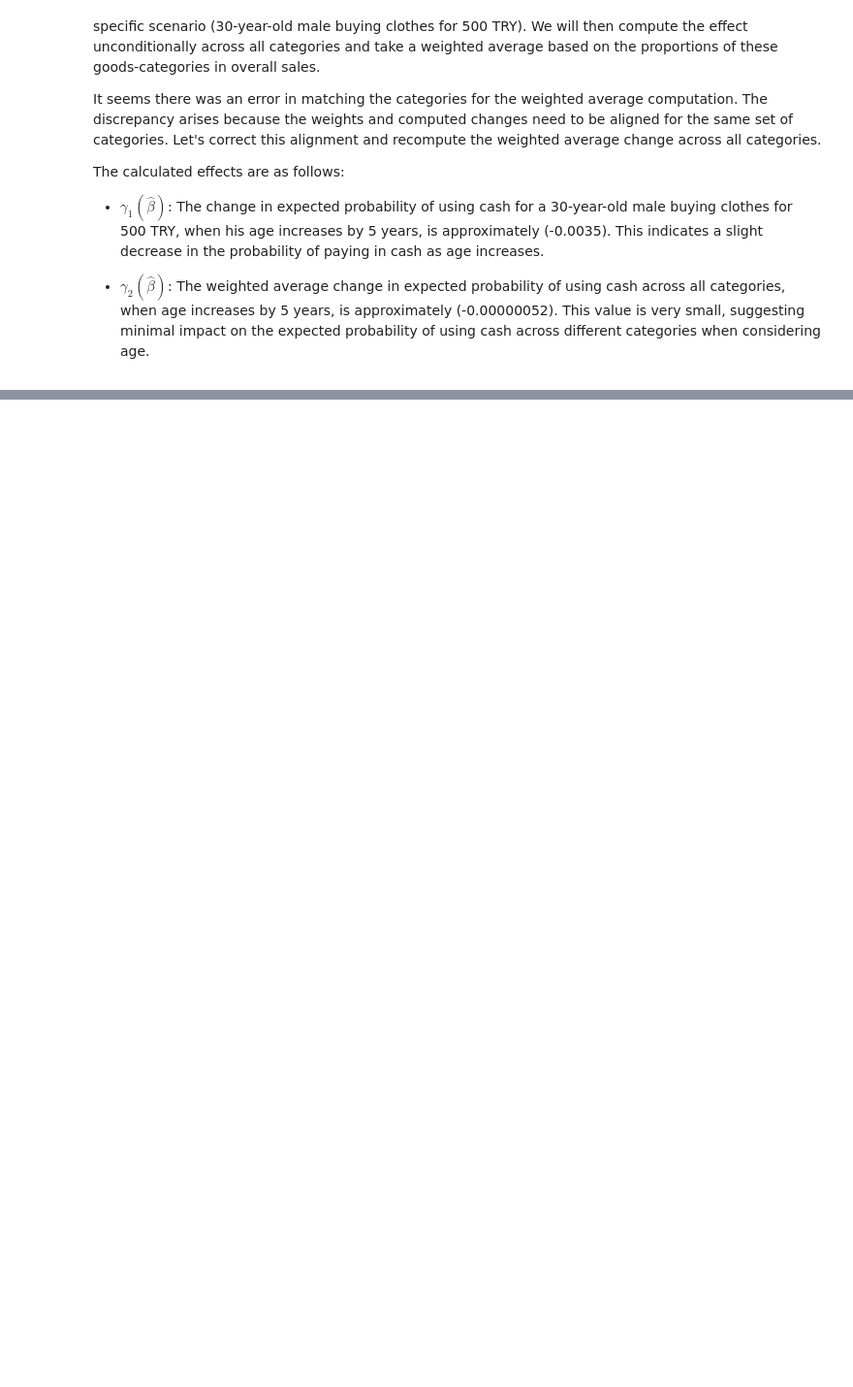
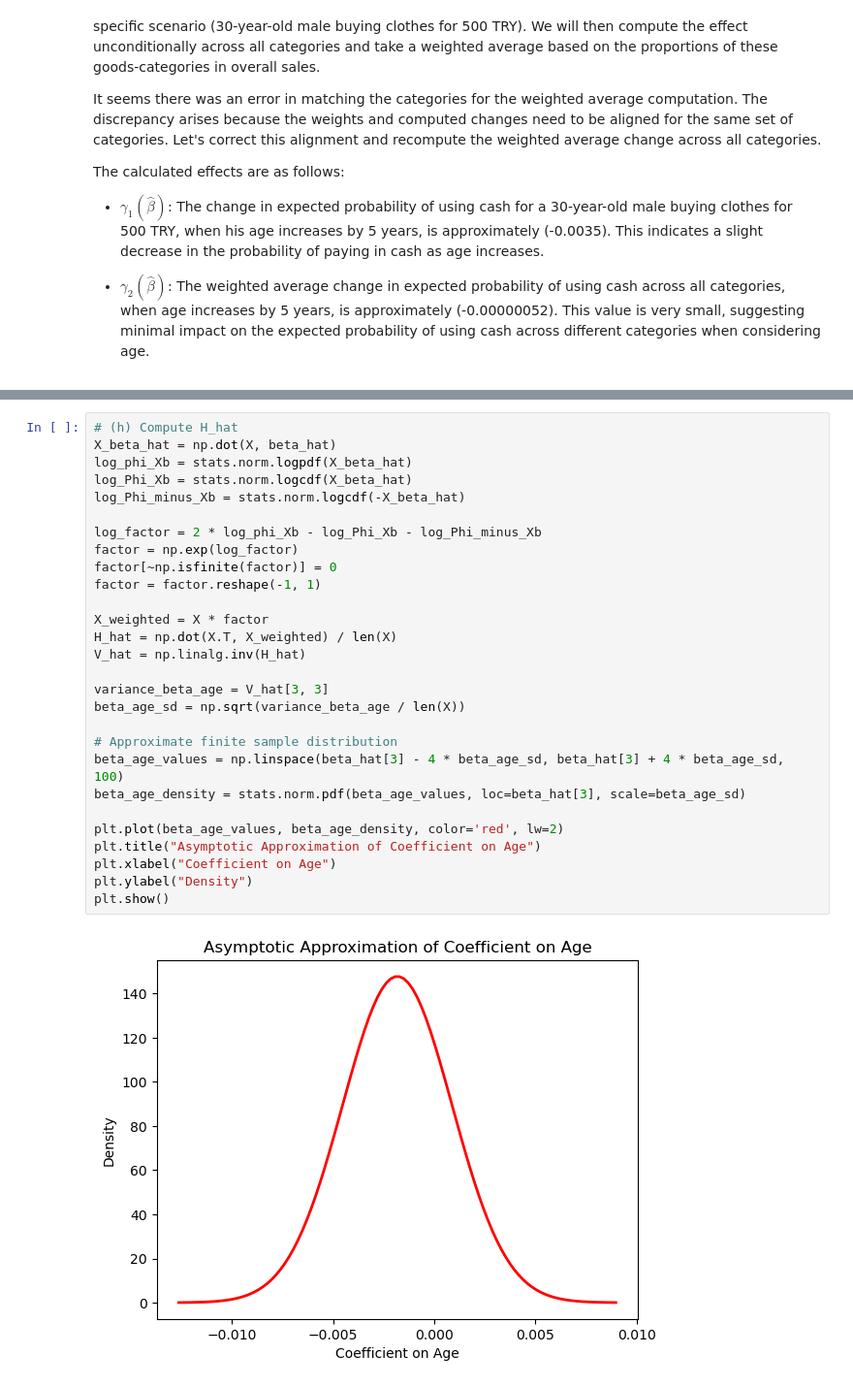
Before and after one commit to Manjusaka666/IHEID, a Jupyter notebook: Econometrics I/Problem Sets/Econometrics_PS6/PS6.ipynb, the cells around one changed output, grey strips where cells are left out. Shown at 97% size. Drawn from its saved outputs; the diff is of its cells as text; blank space fills up the shorter version.

```diff
--- a/Econometrics I/Problem Sets/Econometrics_PS6/PS6.ipynb
+++ b/Econometrics I/Problem Sets/Econometrics_PS6/PS6.ipynb
@@ -285,0 +374,30 @@ The calculated effects are as follows:
+# %%
+# (h) Compute H_hat
+X_beta_hat = np.dot(X, beta_hat)
+log_phi_Xb = stats.norm.logpdf(X_beta_hat)
+log_Phi_Xb = stats.norm.logcdf(X_beta_hat)
+log_Phi_minus_Xb = stats.norm.logcdf(-X_beta_hat)
+
+log_factor = 2 * log_phi_Xb - log_Phi_Xb - log_Phi_minus_Xb
+factor = np.exp(log_factor)
+factor[~np.isfinite(factor)] = 0
+factor = factor.reshape(-1, 1)
+
+X_weighted = X * factor
+H_hat = np.dot(X.T, X_weighted) / len(X)
+V_hat = np.linalg.inv(H_hat)
+
+variance_beta_age = V_hat[3, 3]
+beta_age_sd = np.sqrt(variance_beta_age / len(X))
+
+# Approximate finite sample distribution
+beta_age_values = np.linspace(beta_hat[3] - 4 * beta_age_sd, beta_hat[3] + 4 * beta_age_sd, 100)
+beta_age_density = stats.norm.pdf(beta_age_values, loc=beta_hat[3], scale=beta_age_sd)
+
+plt.plot(beta_age_values, beta_age_density, color='red', lw=2)
+plt.title("Asymptotic Approximation of Coefficient on Age")
+plt.xlabel("Coefficient on Age")
+plt.ylabel("Density")
+plt.show()
+# %% [output]
+[figure, added]
```
Also changed, not shown: parts of 14 cells of this notebook, 2 other files.
